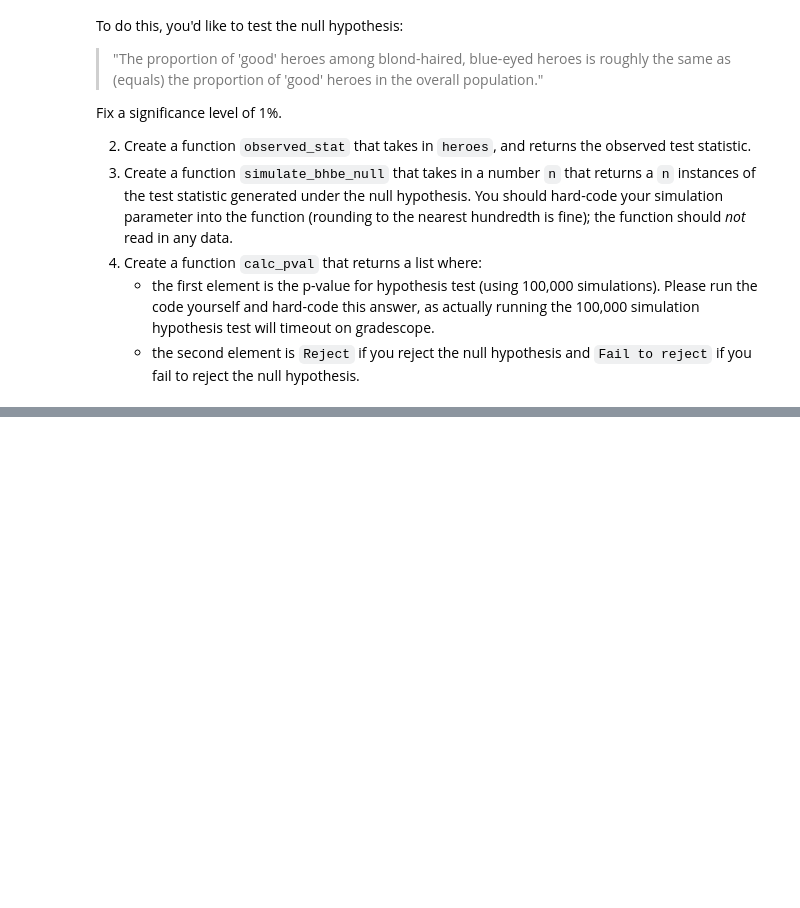
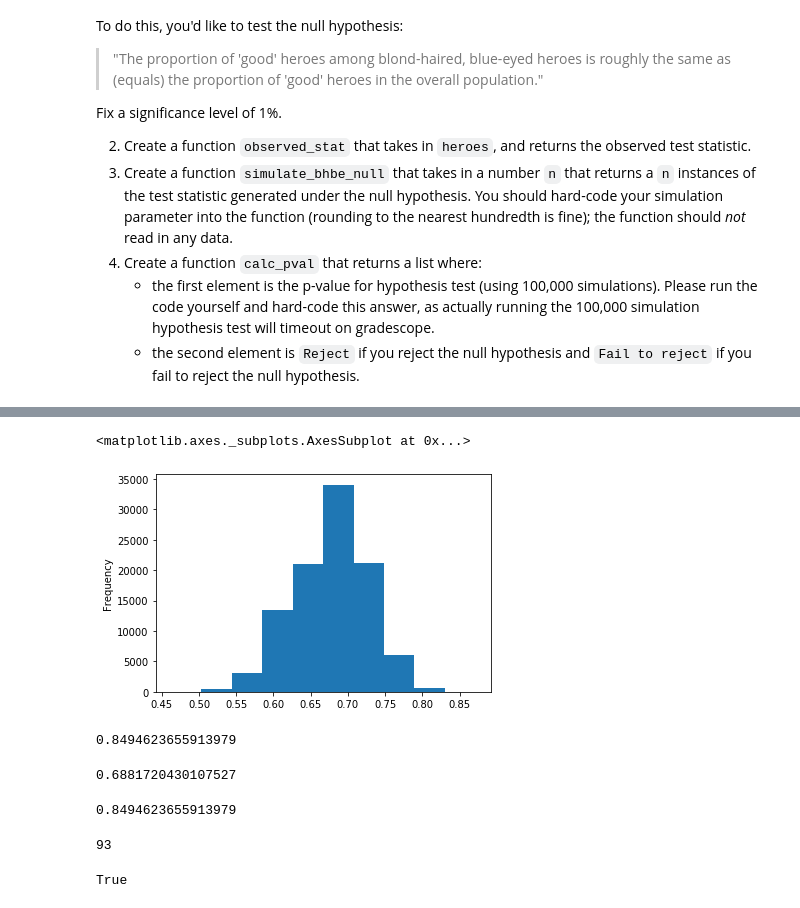
Before and after one commit to ucsd-ets/dsc80-fa20, a Jupyter notebook: labs/lab02/lab02.ipynb, the cells around one changed output, grey strips where cells are left out. Cells and saved outputs as stored; diff of their text form; code cells hidden in the pictures; blank space fills up the shorter version.

```diff
--- a/labs/lab02/lab02.ipynb
+++ b/labs/lab02/lab02.ipynb
@@ -305,0 +622,53 @@ Fix a significance level of 1%.
+# %%
+superheroes_fp = os.path.join('data', 'superheroes.csv')
+heroes = pd.read_csv(superheroes_fp, index_col=0)
+out = lab.simulate_bhbe_null(100000)
+# %%
+#find p value
+obs = lab.observed_stat(heroes)
+(obs <= out).mean()
+
+out.plot(kind = 'hist')
+# %% [output]
+<matplotlib.axes._subplots.AxesSubplot at 0x...>
+[figure, added]
+# %%
+obs
+# %% [output]
+0.8494623655913979
+# %%
+pd.Series(val).value_counts(normalize = True)['good']
+# %% [output]
+0.6881720430107527
+# %%
+superheroes_fp = os.path.join('data', 'superheroes.csv')
+heroes = pd.read_csv(superheroes_fp, index_col=0)
+out = lab.observed_stat(heroes)
+0.5 <= out <= 1.0
+#    True
+out
+# %% [output]
+0.8494623655913979
+# %%
+copy = heroes
+copy['bh'] = copy['Hair color'].apply(lambda x: True if "Blond" in x else False)
+
+copy['be'] = copy['Eye color'].apply(lambda x: True if "blue" in x else False)
+
+
+copy.loc[copy['Hair color'] == 'blond',['bh']] = True
+((copy['bh'] == True) & (copy['be'] == True)).sum()
+# %% [output]
+93
+# %%
+superheroes_fp = os.path.join('data', 'superheroes.csv')
+heroes = pd.read_csv(superheroes_fp, index_col=0)
+out = lab.bhbe_col(heroes)
+isinstance(out, pd.Series)
+#    True
+#out.dtype == np.dtype('bool')
+ #   True
+#out.sum()
+#    93
+# %% [output]
+True
```
Also changed, not shown: parts of 40 cells of this notebook, 5 other files.
